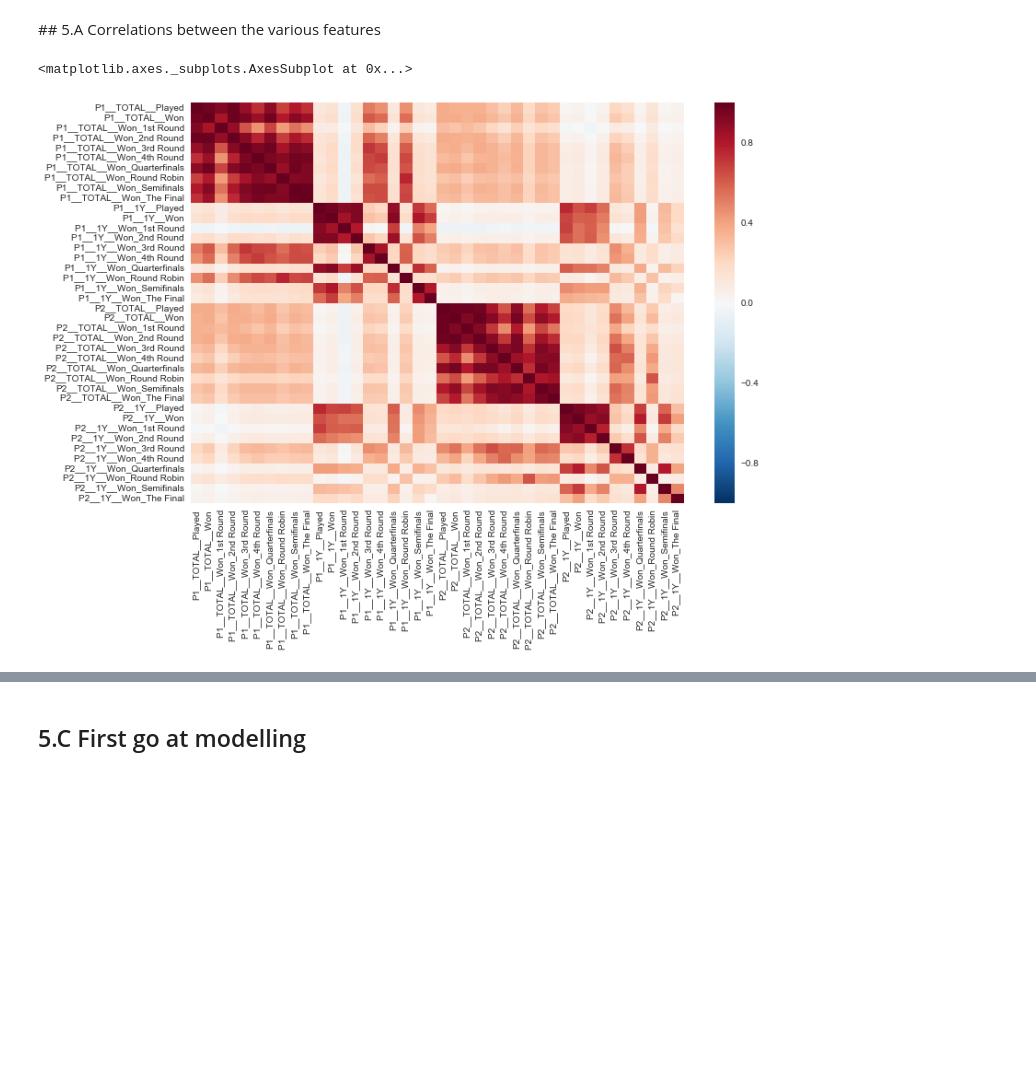
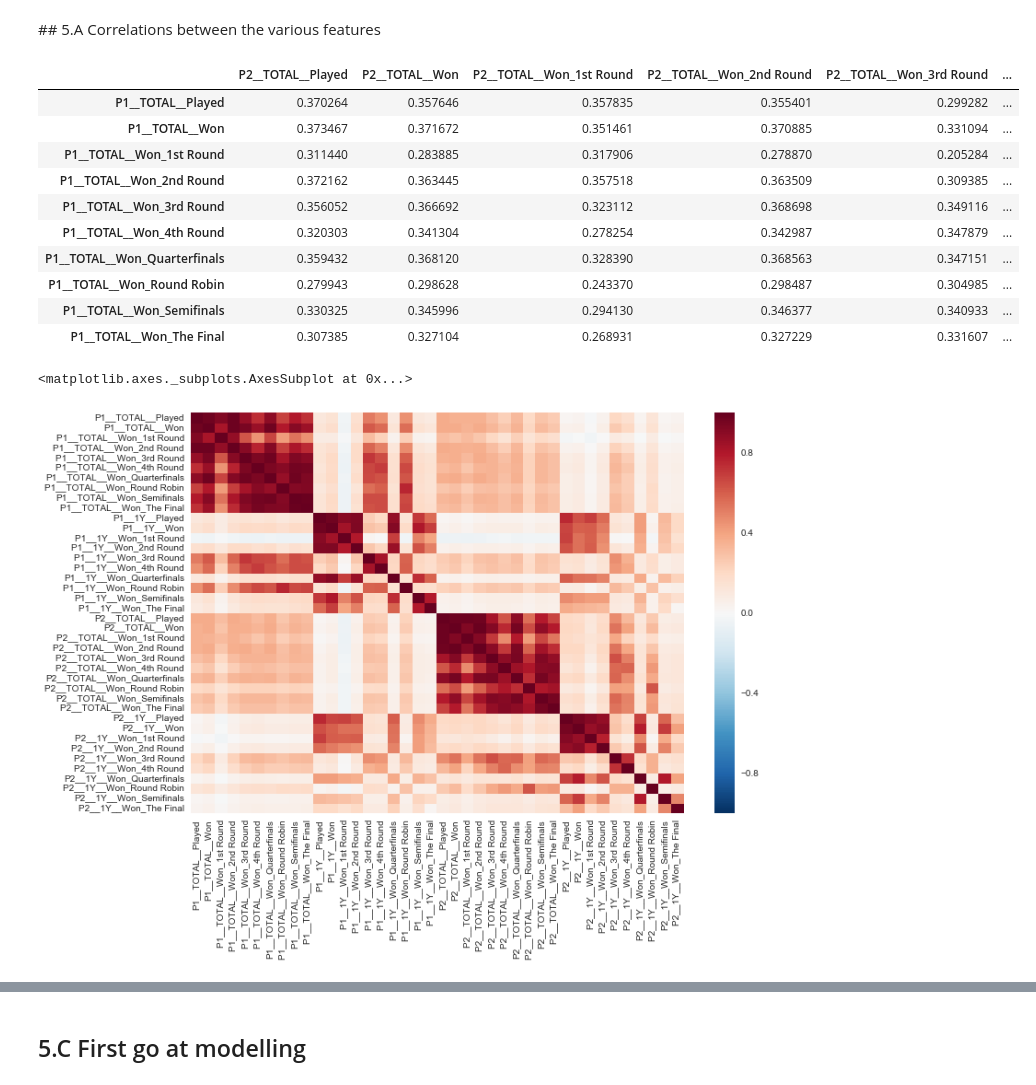
Before and after one commit to Vinh-CHUC/general-assembly-data-science-project, a Jupyter notebook: Exploratory Data Analysis.ipynb, the cells around one changed output, grey strips where cells are left out. Drawn from its saved outputs; the diff is of its cells as text; code cells hidden in the pictures; blank space fills up the shorter version.

```diff
--- a/Exploratory Data Analysis.ipynb
+++ b/Exploratory Data Analysis.ipynb
@@ -243,7 +260,7 @@ from tennis_predictor import features_engineering
 So basically we're going to compute a set of boolean columns for every player!! That tell whether the player played/won that particular game, if he won what type of win it was (ie 1st Round, a Final?)
 # %%
 # Computing the columns for subsets of players at a time, to make it more manageable computation wise, and see the progress printed
-# Takes about 3-4 minutes on my Corei7 macbook from 2014
+# Takes about 1 minute on my Corei7 macbook from 2014
 batch_size = 10
 chunks = []
 for i in range(batch_size):
@@ -256,7 +273,7 @@ for i in range(batch_size):
 
     chunks.append(players_stats.copy())
     print("Chunk {} done".format(i))
-players_stats = pd.concat(chunks, axis=1).sort_index(axis=1)
+players_stats = pd.concat(chunks, axis=1, copy=False).sort_index(axis=1)
 # %% [output]
 Chunk 0 done
 Chunk 1 done
@@ -491,7 +503,21 @@ independant_df.head()
 ## 5.A Correlations between the various features
 # %%
 columns = [c for c in independant_df.columns if "__" in c]
-sns.heatmap(independant_df[columns].corr())
+independant_df[columns].corr().iloc[:10, 20:30]
 # %% [output]
-<matplotlib.axes._subplots.AxesSubplot at 0x...>
-[figure, removed]
+|  | P2__TOTAL__Played | P2__TOTAL__Won | P2__TOTAL__Won_1st Round | P2__TOTAL__Won_2nd Round | P2__TOTAL__Won_3rd Round | ... |
+| P1__TOTAL__Played | 0.370264 | 0.357646 | 0.357835 | 0.355401 | 0.299282 | ... |
+| P1__TOTAL__Won | 0.373467 | 0.371672 | 0.351461 | 0.370885 | 0.331094 | ... |
+| P1__TOTAL__Won_1st Round | 0.311440 | 0.283885 | 0.317906 | 0.278870 | 0.205284 | ... |
+| P1__TOTAL__Won_2nd Round | 0.372162 | 0.363445 | 0.357518 | 0.363509 | 0.309385 | ... |
+| P1__TOTAL__Won_3rd Round | 0.356052 | 0.366692 | 0.323112 | 0.368698 | 0.349116 | ... |
+| P1__TOTAL__Won_4th Round | 0.320303 | 0.341304 | 0.278254 | 0.342987 | 0.347879 | ... |
+| P1__TOTAL__Won_Quarterfinals | 0.359432 | 0.368120 | 0.328390 | 0.368563 | 0.347151 | ... |
+| P1__TOTAL__Won_Round Robin | 0.279943 | 0.298628 | 0.243370 | 0.298487 | 0.304985 | ... |
+| P1__TOTAL__Won_Semifinals | 0.330325 | 0.345996 | 0.294130 | 0.346377 | 0.340933 | ... |
+| P1__TOTAL__Won_The Final | 0.307385 | 0.327104 | 0.268931 | 0.327229 | 0.331607 | ... |
+# %%
+sns.heatmap(independant_df[columns].corr())
+# %% [output]
+<matplotlib.axes._subplots.AxesSubplot at 0x...>
+[figure, added]
```
Also changed, not shown: parts of 4 cells of this notebook, 1 other file.
